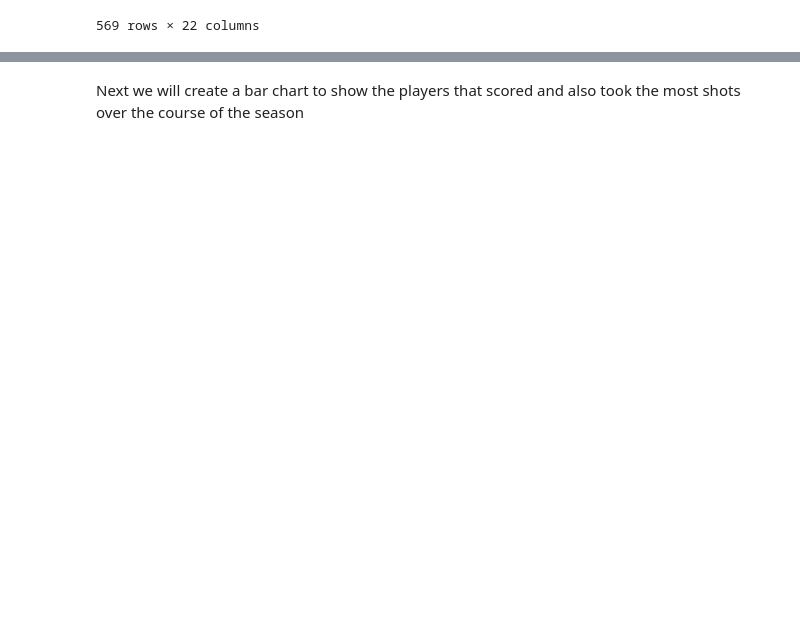
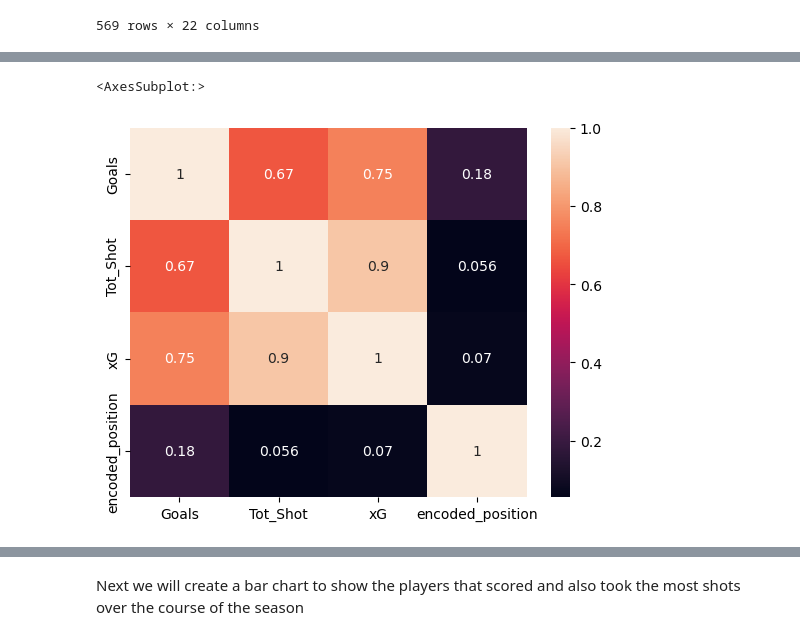
Before and after one commit to cokoli4315/Prem2022-23-data, a Jupyter notebook: Premier_league_top_scorer.ipynb, the cells around one changed output, grey strips where cells are left out. Cells and saved outputs as stored; diff of their text form; code cells hidden in the pictures; blank space fills up the shorter version.

```diff
--- a/Premier_league_top_scorer.ipynb
+++ b/Premier_league_top_scorer.ipynb
@@ -32,0 +151,17 @@ Looking to check the players in the premier league that have the most shots on g
+# %%
+defender_shooting = shooting_df[shooting_df['Position'].str.contains('DF')]
+sort_highest(defender_shooting,'Goals')
+
+
+defender_shooting.reset_index(inplace=True,drop='index')
+
+defender_shooting.Position= defender_shooting.Position.str.replace('MF,DF','DF,MF')
+defender_shooting.Position= defender_shooting.Position.str.replace('FW,DF','DF,FW')
+
+
+
+
+
+
+
+defender_shooting.head(10)
@@ -33 +181,17 @@ Looking to check the players in the premier league that have the most shots on g
+# %%
+
+from sklearn.preprocessing import LabelEncoder
+
+le_position = LabelEncoder()
+
+defender_shooting['encoded_position'] = le_position.fit_transform(defender_shooting['Position'])
+
+correlation_features= defender_shooting[['Position','Goals','Tot_Shot','xG','encoded_position']]
+
+correlation_pos= correlation_features.corr()
+
+sns.heatmap(correlation_pos,annot=True)
+# %% [output]
+<AxesSubplot:>
+[figure, added]
 # %%
```
Also changed, not shown: parts of 29 cells of this notebook.
